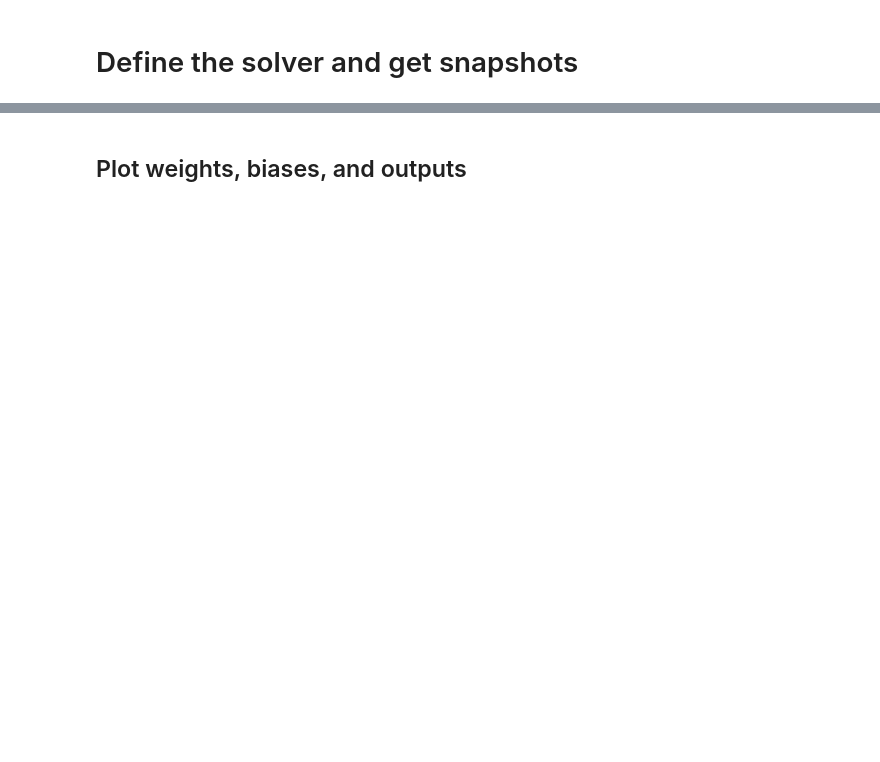
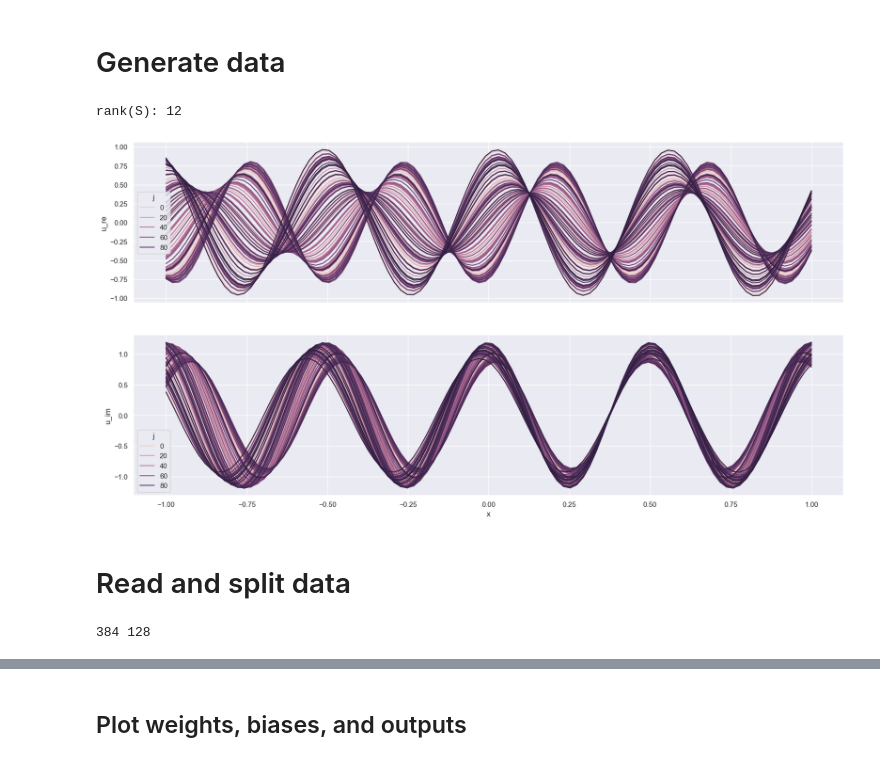
Before and after one commit to sprmsv/POD-NN, a Jupyter notebook: experiments.ipynb, the cells around one changed output, grey strips where cells are left out. Cells and saved outputs as stored; diff of their text form; code cells hidden in the pictures; blank space fills up the shorter version.

Commit message:
add experiments with OneArc data

```diff
--- a/experiments.ipynb
+++ b/experiments.ipynb
@@ -67,11 +18,11 @@ def H1_error(e: Callable, e_x: Callable, solver) -> float:
-# %% [markdown]
-# Define the solver and get snapshots
+# %% [markdown]
+# Generate data
 # %%
 N_h = 101
 
 a = [
-    (8. * np.pi),
-    (3. * np.pi),
+    (4. * np.pi),
+    (.25 * np.pi),
     # lambda x: 30,
     # lambda x: x ** 2,
     # lambda x: 1j * 20 * (x ** 4),
@@ -130,0 +47,24 @@ S_val = parsolver.solve(y=y_val)
+# %%
+n_trn = 300
+n_val = 100
+n = n_trn + n_val
+
+Y = np.concatenate(
+    [
+        np.ones(shape=(1, n)),
+        2 * np.random.random_sample(size=(M-1, n)) - 1,
+    ],
+    axis=0,
+)
+S = parsolver.solve(y=Y)
+
+S_trn, S_val = S[:, :n_trn], S[:, n_trn:]
+y_trn, y_val = Y[:, :n_trn], Y[:, n_trn:]
+# %%
+plot_bases(S=S, bases=solver.bases)
+print(f'rank(S): {np.linalg.matrix_rank(S)}')
+# %% [output]
+rank(S): 12
+[figure, added]
+# %% [markdown]
+# Read and split data
@@ -130,0 +77,13 @@ S_val = parsolver.solve(y=y_val)
+# %%
+ratio_val = .25
+
+n_val = int(ratio_val * n)
+n_trn = n - (n_val)
+print(n_trn, n_val)
+
+indices = np.random.permutation(n)
+idx_trn, idx_val = indices[:n_trn], indices[n_trn:]
+S_trn, S_val = S[:, idx_trn], S[:, idx_val]
+y_trn, y_val = Y[:, idx_trn], Y[:, idx_val]
+# %% [output]
+384 128
```
Also changed, not shown: parts of 27 cells of this notebook, 5 other files.
